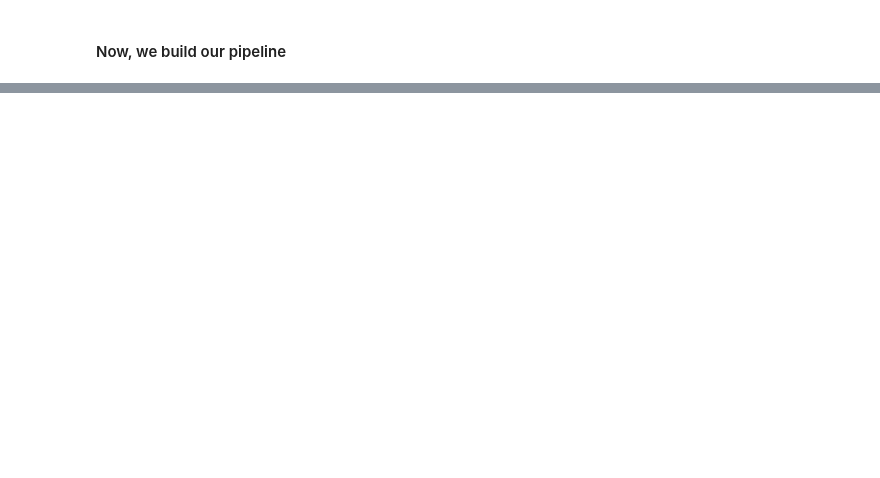
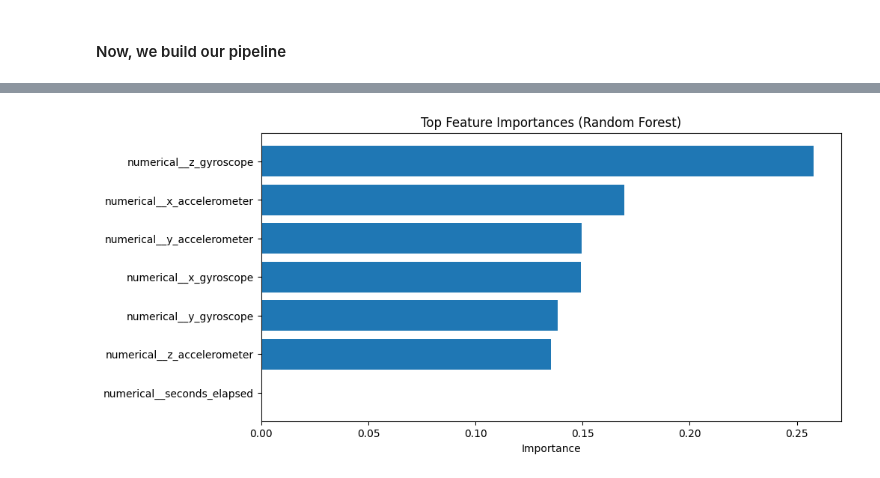
Before and after one commit to ERJLM/ML4QS, a Jupyter notebook: src/ML_pipeline.ipynb, the cells around one changed output, grey strips where cells are left out. Saved outputs shown, nothing was run; the diff lists cells and outputs as text; code cells hidden in the pictures; blank space fills up the shorter version.

```diff
--- a/src/ML_pipeline.ipynb
+++ b/src/ML_pipeline.ipynb
@@ -33,4 +43,6 @@ df
 # %%
 target = 'user'
 features = df.columns.to_list()
-features.remove('user')
+remove = ['user']
+features = [x for x in features if x not in remove ]
+features
@@ -63,7 +83,7 @@ categorical_pipeline = Pipeline(steps=[
 
 # Pipeline for the numeric data
 numeric_pipeline = Pipeline(steps=[
-    ('imp', SimpleImputer()),
+    ('imp', SimpleImputer(strategy="mean")),
     ('scaler', MinMaxScaler())
 ])
 
@@ -98,0 +125,16 @@ F1 Score  0.9776571303305595
+# %%
+# Get the trained Random Forest model
+rf_model = pipeline.named_steps['model']
+
+# Get feature names after preprocessing
+feature_names = pipeline.named_steps['preprocessor'].get_feature_names_out()
+
+# Get importances
+importances = rf_model.feature_importances_
+
+# Pair names and importances
+feature_importance = sorted(zip(feature_names, importances), key=lambda x: x[1], reverse=True)
+
+# Print top features
+for name, score in feature_importance[:10]:
+    print(f"{name}: {score:.4f}")
@@ -98,0 +149,15 @@ F1 Score  0.9776571303305595
+# %%
+import matplotlib.pyplot as plt
+
+# Show the top 10 features
+top_n = 10
+names, scores = zip(*feature_importance[:top_n])
+
+plt.figure(figsize=(10, 5))
+# Reverse for descending order
+plt.barh(names[::-1], scores[::-1])
+plt.xlabel("Importance")
+plt.title("Top Feature Importances (Random Forest)")
+plt.show()
+# %% [output]
+[figure, added]
```
Also changed, not shown: parts of 9 cells of this notebook, 1 other file.
